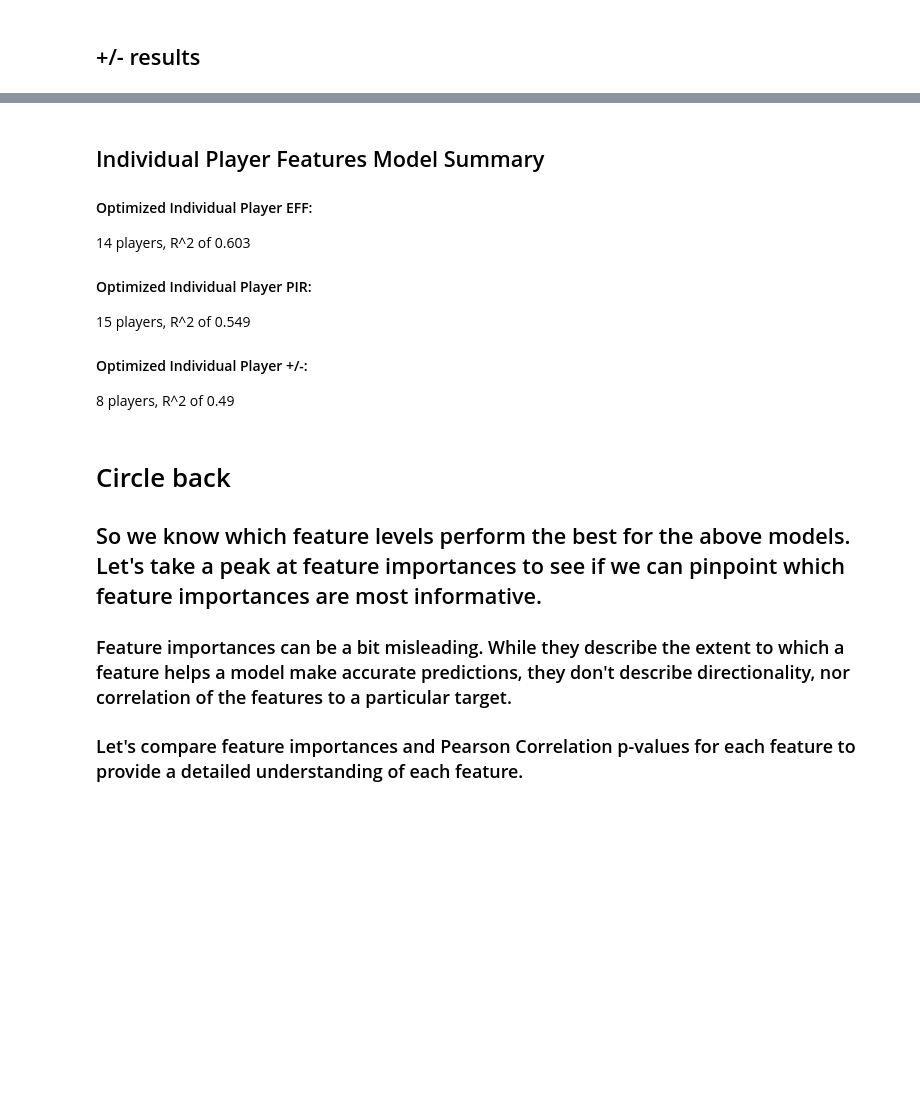
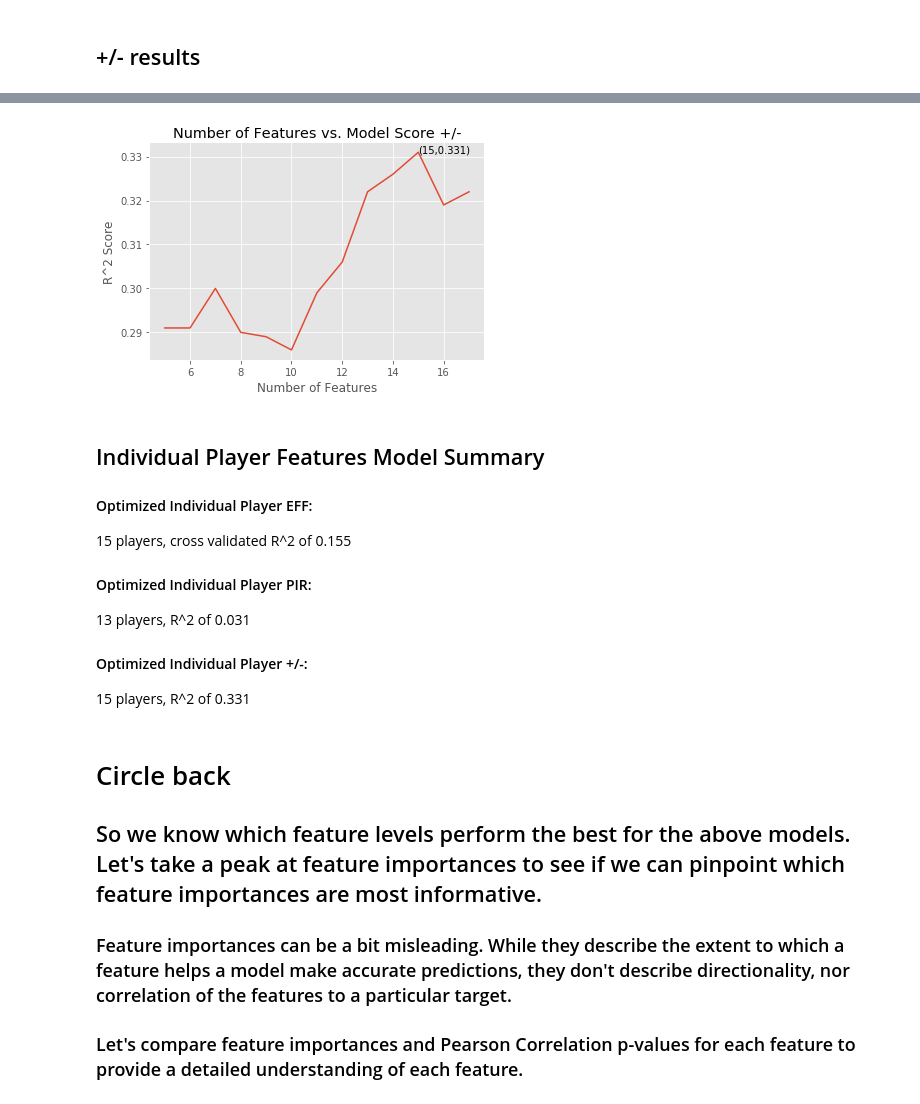
Before and after one commit to jangelchik/basketball_efficiency, a Jupyter notebook: data_and_plots.ipynb, the cells around one changed output, grey strips where cells are left out. Drawn from its saved outputs; the diff is of its cells as text; code cells hidden in the pictures; blank space fills up the shorter version.

```diff
--- a/data_and_plots.ipynb
+++ b/data_and_plots.ipynb
@@ -733,0 +731,4 @@ score_n_features('+/-')
+# %%
+pm_ind = score_n_features('+/-')
+# %% [output]
+[figure, added]
@@ -735,11 +738,11 @@ score_n_features('+/-')
 ## Individual Player Features Model Summary
 
 #### Optimized Individual Player EFF:
-14 players, R^2 of 0.603
+15 players, cross validated R^2 of 0.155
 #### Optimized Individual Player PIR:
-15 players, R^2 of 0.549
+13 players, R^2 of 0.031
 #### Optimized Individual Player +/-:
-8 players, R^2 of 0.49
+15 players, R^2 of 0.331
 # %% [markdown]
 
 # Circle back
```
Also changed, not shown: parts of 35 cells of this notebook.
